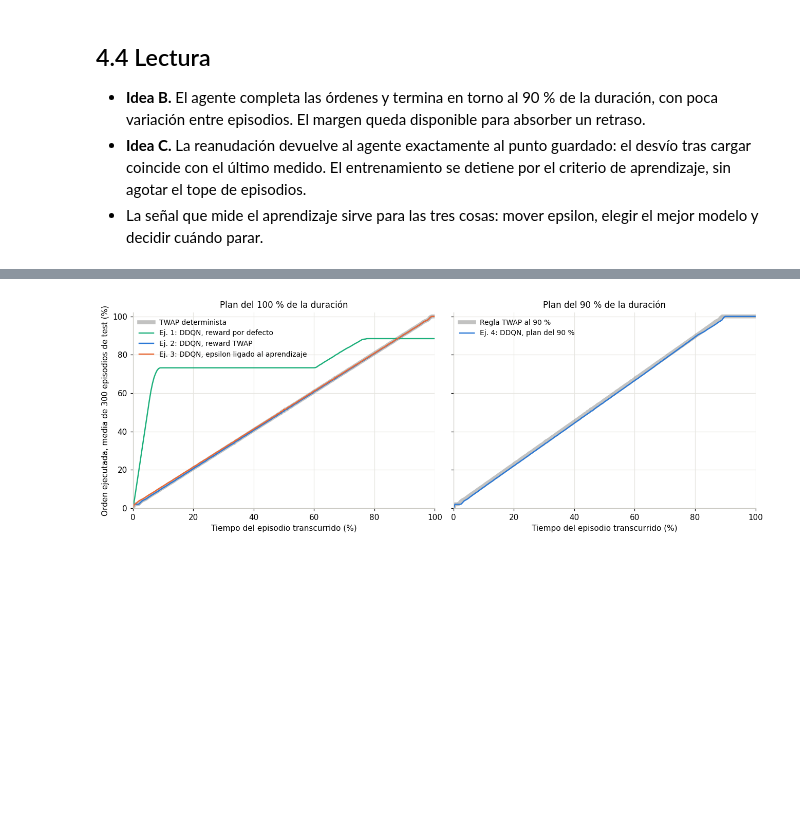
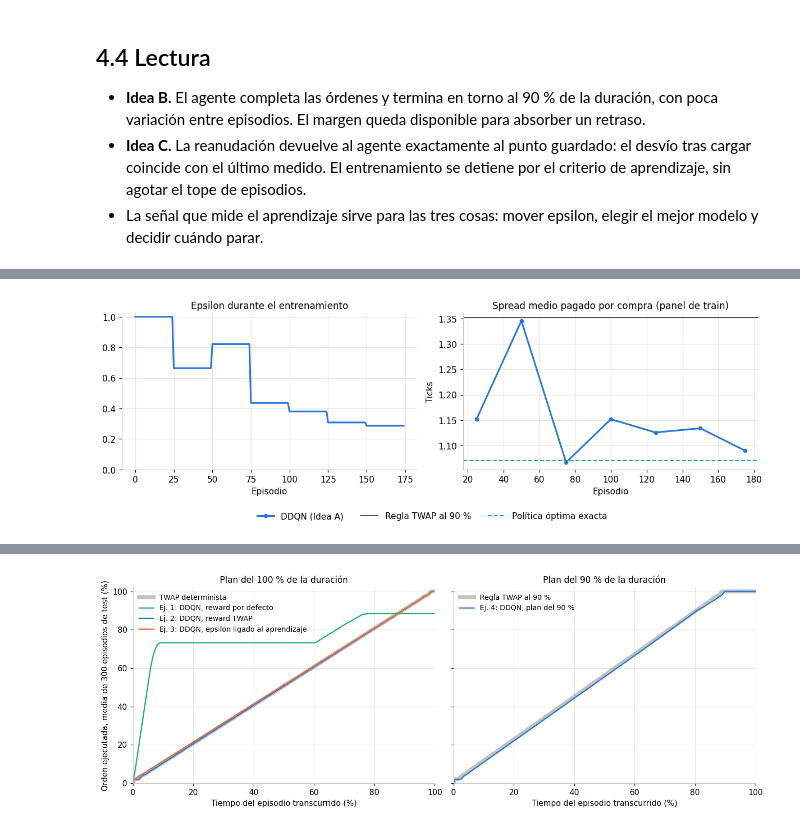
Before and after one commit to eglezarr/ddqn-slicer, a Jupyter notebook: workshop/execution_lab_entrega.ipynb, the cells around one changed output, grey strips where cells are left out. Drawn from its saved outputs; the diff is of its cells as text; code cells hidden in the pictures; blank space fills up the shorter version.

```diff
--- a/workshop/execution_lab_entrega.ipynb
+++ b/workshop/execution_lab_entrega.ipynb
@@ -66,8 +66,7 @@ plt.rcParams.update({
 })
 # %%
 # Datos disponibles: san_data.pkl y rep_data.pkl
-with open("../data/rep_data.pkl", "rb") as f:
-    dict_ = pickle.load(f)
+dict_ = pd.read_pickle("../data/rep_data.pkl")   # compatible con versiones recientes de pandas
 
 data = dict_["train"]
 
@@ -1376,0 +1624,20 @@ plot_schedules(episodes_test, "DDQN (Ejercicio 4)", buys4, "Regla TWAP al 90 %",
+# %%
+episodes_cal = sample_episodes_spread(data, 150, seed=11)
+m_ref_cal = spread_metrics(rollout_spread(twap_policy(TARGET_90), episodes_cal), episodes_cal)
+
+cal = []
+for band in [0.0, 0.02, 0.04, 0.06]:
+    for gamma in [0.5, 0.9, 0.95, 0.99, 0.999]:
+        m = spread_metrics(optimal_buys(episodes_cal, gamma, band), episodes_cal)
+        cal.append({"β": band, "gamma": gamma, "ticks por compra": m["ticks"].mean(),
+                    "dif. slippage vs TWAP 90 % (pb)": paired(m, m_ref_cal)[0], "desvío": m["desvio"].mean(),
+                    "órdenes completas": (m["completado"] >= 1).mean()})
+cal = pd.DataFrame(cal)
+print(f"Regla TWAP al 90 %: {m_ref_cal['ticks'].mean():.3f} ticks por compra")
+display(cal.pivot(index="β", columns="gamma", values="ticks por compra").style.format("{:.3f}")
+          .set_caption("Spread medio pagado por compra con la política óptima (ticks)"))
+display(cal.pivot(index="β", columns="gamma", values="dif. slippage vs TWAP 90 % (pb)").style.format("{:+.2f}")
+          .set_caption("Diferencia de slippage frente a la regla TWAP al 90 % (pb)"))
+display(cal.pivot(index="β", columns="gamma", values="desvío").style.format("{:.3f}")
+          .set_caption("Desvío respecto al plan del 90 %"))
+print(f"Órdenes completas en todas las combinaciones: {cal['órdenes completas'].min():.0%}")
@@ -1376,0 +1668,4 @@ plot_schedules(episodes_test, "DDQN (Ejercicio 4)", buys4, "Regla TWAP al 90 %",
+# %%
+GAMMA_A = 0.99
+BAND_A = 0.04
+EnvTWAPSpread.band = BAND_A
@@ -1376,0 +1762,12 @@ plot_schedules(episodes_test, "DDQN (Ejercicio 4)", buys4, "Regla TWAP al 90 %",
+# %%
+fig, axes = plt.subplots(1, 2, figsize=(11, 3.8))
+axes[0].plot(stateA["epsilons"], color=COLOR["ddqn"])
+axes[0].set(title="Epsilon durante el entrenamiento", xlabel="Episodio", ylim=(0, 1.02))
+axes[1].plot(stateA["eval_episode"], stateA["dev"], color=COLOR["ddqn"], marker="o", ms=4, label="DDQN (Idea A)")
+axes[1].axhline(TICKS_REF, color=COLOR["twap"], lw=1.3, label="Regla TWAP al 90 %")
+axes[1].axhline(TICKS_OPT, color=COLOR["aux"], lw=1.3, ls="--", label="Política óptima exacta")
+axes[1].set(title="Spread medio pagado por compra (panel de train)", xlabel="Episodio", ylabel="Ticks")
+legend_below(fig, axes[1])
+plt.show()
+# %% [output]
+[figure, added]
```
Also changed, not shown: parts of 20 cells of this notebook.
